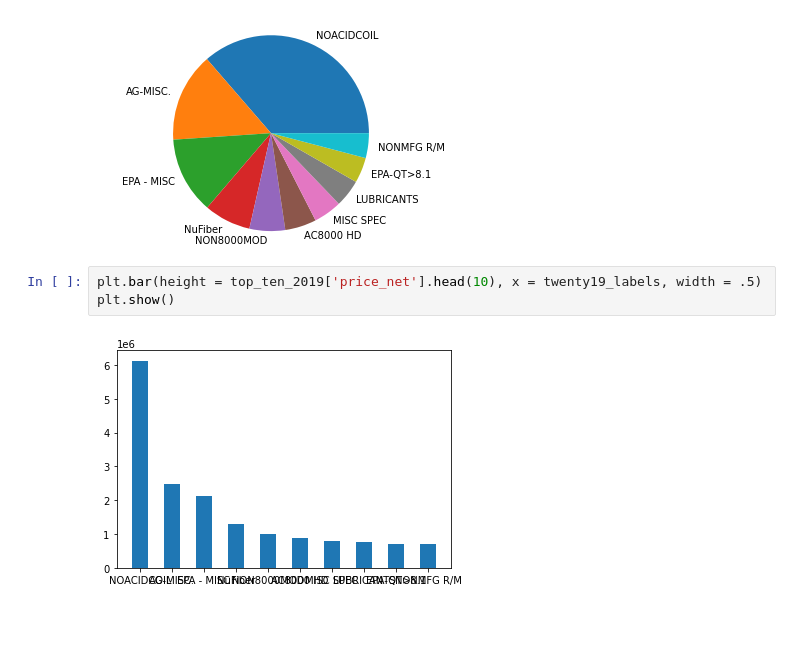
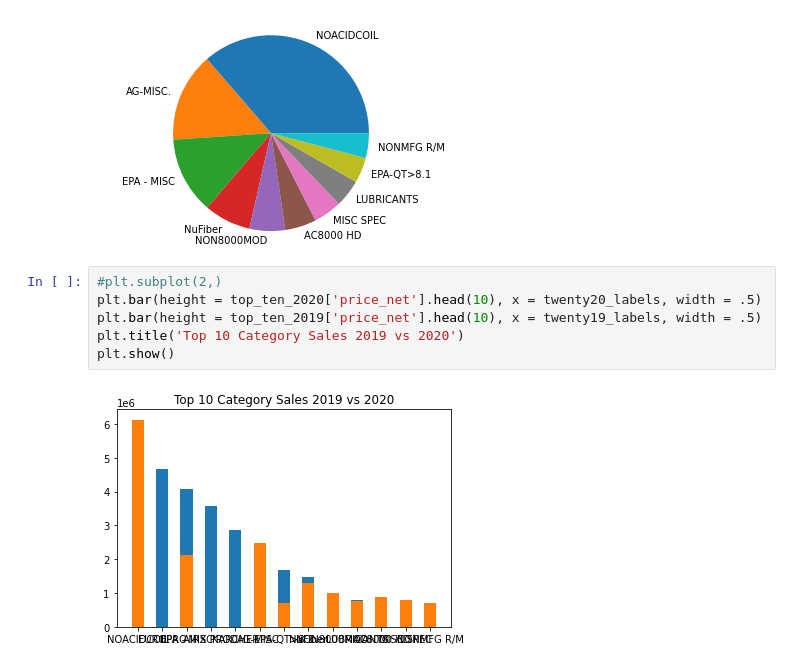
Before and after one commit to aadeba5/Project1, a Jupyter notebook: Nuance_Eric.ipynb, the cells around one changed output. Saved outputs shown, nothing was run; the diff lists cells and outputs as text; blank space fills up the shorter version.

```diff
--- a/Nuance_Eric.ipynb
+++ b/Nuance_Eric.ipynb
@@ -87,7 +87,10 @@ plt.show()
 # %% [output]
 [figure]
 # %%
+#plt.subplot(2,)
+plt.bar(height = top_ten_2020['price_net'].head(10), x = twenty20_labels, width = .5)
 plt.bar(height = top_ten_2019['price_net'].head(10), x = twenty19_labels, width = .5)
+plt.title('Top 10 Category Sales 2019 vs 2020')
 plt.show()
 # %% [output]
-[figure, old version]
+[figure, new version]
```
